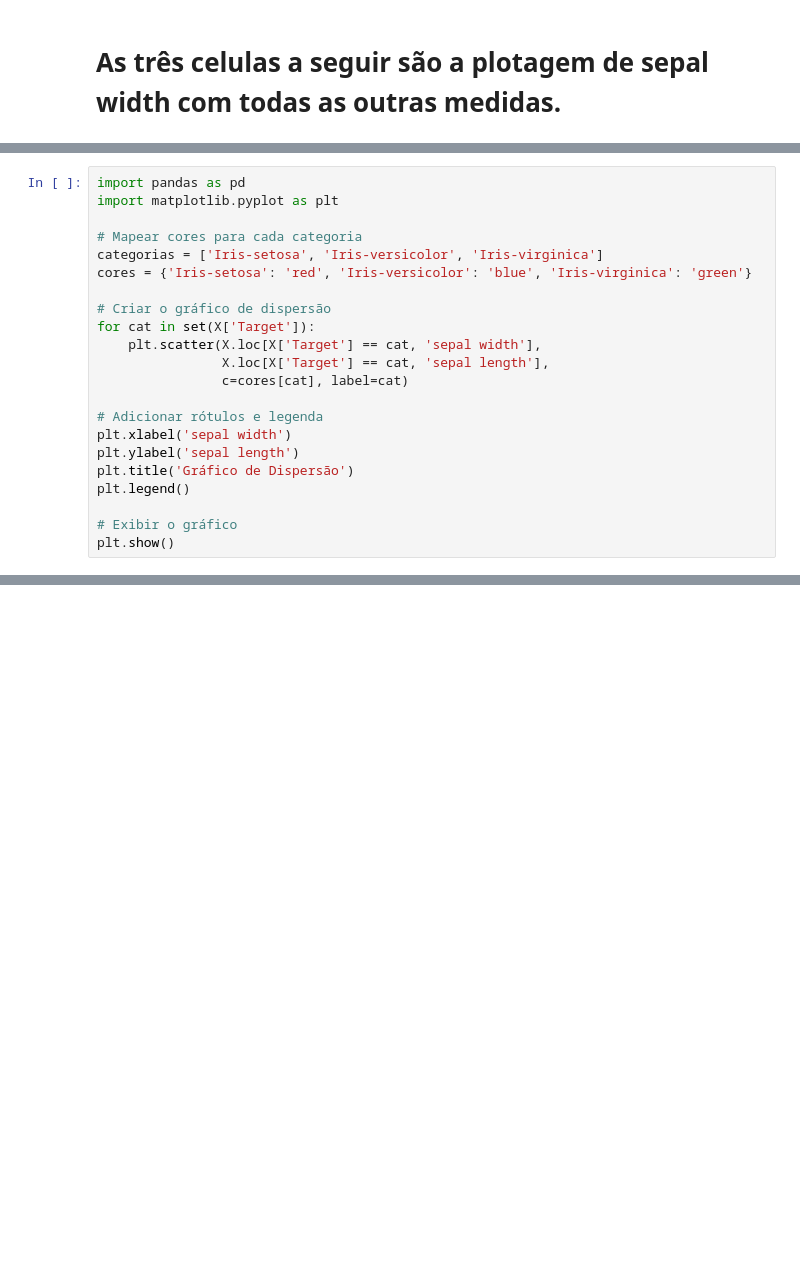
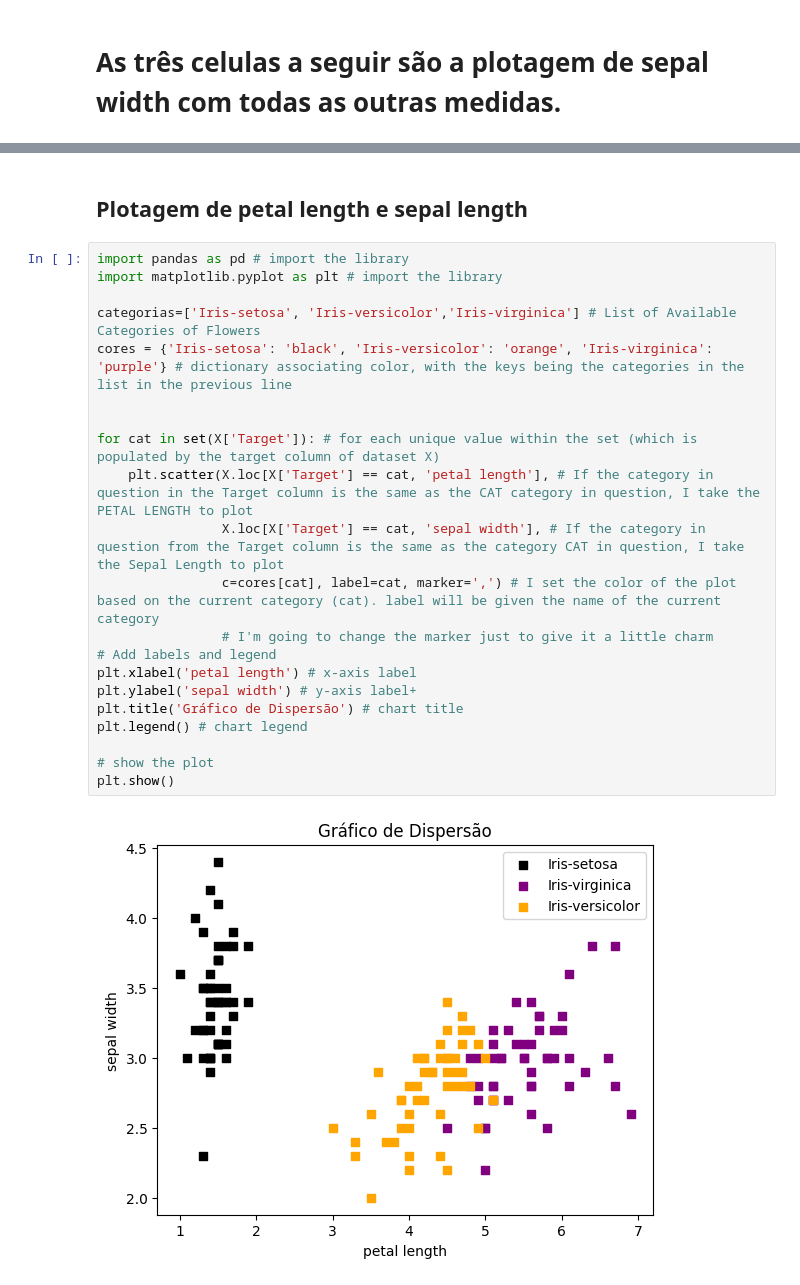
Before and after one commit to VivianeSouza923/Data-Analysis-Practices, a Jupyter notebook: Iris.ipynb, the cells around one changed output, grey strips where cells are left out. Saved outputs shown, nothing was run; the diff lists cells and outputs as text; blank space fills up the shorter version.

```diff
--- a/Iris.ipynb
+++ b/Iris.ipynb
@@ -327,22 +284,0 @@ plt.show()
-# %%
-import pandas as pd
-import matplotlib.pyplot as plt
-
-# Mapear cores para cada categoria
-categorias = ['Iris-setosa', 'Iris-versicolor', 'Iris-virginica']
-cores = {'Iris-setosa': 'red', 'Iris-versicolor': 'blue', 'Iris-virginica': 'green'}
-
-# Criar o gráfico de dispersão
-for cat in set(X['Target']):
-    plt.scatter(X.loc[X['Target'] == cat, 'sepal width'],
-                X.loc[X['Target'] == cat, 'sepal length'],
-                c=cores[cat], label=cat)
-
-# Adicionar rótulos e legenda
-plt.xlabel('sepal width')
-plt.ylabel('sepal length')
-plt.title('Gráfico de Dispersão')
-plt.legend()
-
-# Exibir o gráfico
-plt.show()
@@ -420,0 +285,25 @@ plt.show()
+# %% [markdown]
+## Plotagem de petal length e sepal length
+# %%
+import pandas as pd # import the library
+import matplotlib.pyplot as plt # import the library
+
+categorias=['Iris-setosa', 'Iris-versicolor','Iris-virginica'] # List of Available Categories of Flowers
+cores = {'Iris-setosa': 'black', 'Iris-versicolor': 'orange', 'Iris-virginica': 'purple'} # dictionary associating color, with the keys being the categories in the list in the previous line
+
+
+for cat in set(X['Target']): # for each unique value within the set (which is populated by the target column of dataset X)
+    plt.scatter(X.loc[X['Target'] == cat, 'petal length'], # If the category in question in the Target column is the same as the CAT category in question, I take the PETAL LENGTH to plot
+                X.loc[X['Target'] == cat, 'sepal width'], # If the category in question from the Target column is the same as the category CAT in question, I take the Sepal Length to plot
+                c=cores[cat], label=cat, marker=',') # I set the color of the plot based on the current category (cat). label will be given the name of the current category
+                # I'm going to change the marker just to give it a little charm
+# Add labels and legend
+plt.xlabel('petal length') # x-axis label
+plt.ylabel('sepal width') # y-axis label+
+plt.title('Gráfico de Dispersão') # chart title
+plt.legend() # chart legend
+
+# show the plot
+plt.show()
+# %% [output]
+[figure, added]
```
Also changed, not shown: parts of 24 cells of this notebook.
